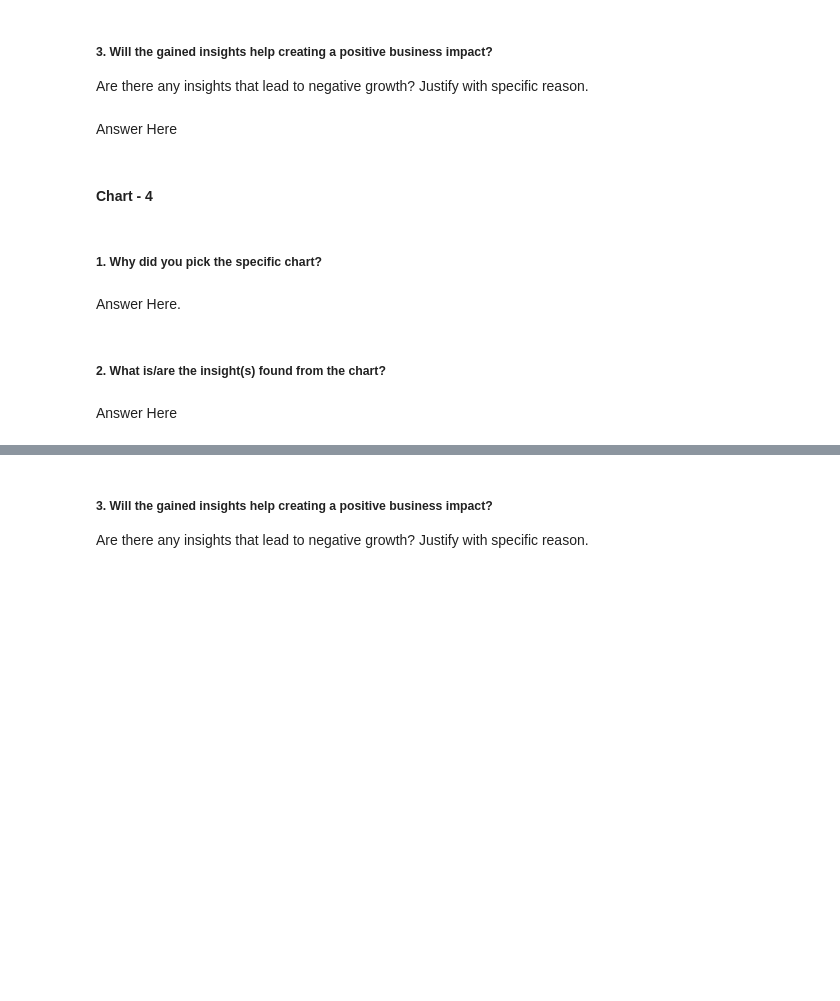
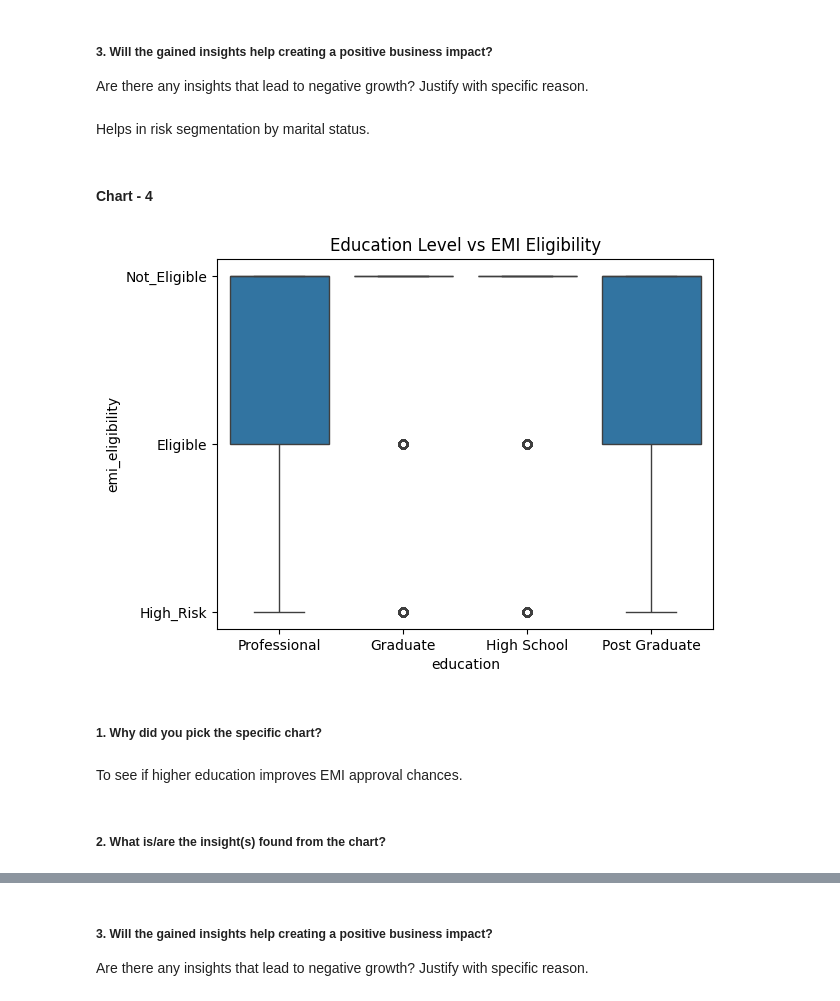
Before and after one commit to viraj-gavade/EMI-Predict-AI---Intelligent-Financial-Risk-Assessment-Platform, a Jupyter notebook: Sample_ML_Submission_Template.ipynb, the cells around one changed output, grey strips where cells are left out. Saved outputs shown, nothing was run; the diff lists cells and outputs as text; code cells hidden in the pictures; blank space fills up the shorter version.

```diff
--- a/Sample_ML_Submission_Template.ipynb
+++ b/Sample_ML_Submission_Template.ipynb
@@ -566,7 +588,7 @@ Answer Here
 # %% [markdown]
 ##### 3. Will the gained insights help creating a positive business impact?
 Are there any insights that lead to negative growth? Justify with specific reason.
-# %% [markdown]
-Answer Here
+# %% [markdown]
+Helps in risk segmentation by marital status.
 # %% [markdown]
 #### Chart - 4
@@ -575,8 +595,13 @@ Answer Here
+# %%
+# Chart - 4 visualization code
+sns.boxplot(x='education', y='emi_eligibility', data=df)
+plt.title("Education Level vs EMI Eligibility")
+plt.show()
+# %% [output]
+[figure, added]
 # %% [markdown]
 ##### 1. Why did you pick the specific chart?
-# %% [markdown]
-Answer Here.
+# %% [markdown]
+To see if higher education improves EMI approval chances.
 # %% [markdown]
 ##### 2. What is/are the insight(s) found from the chart?
-# %% [markdown]
-Answer Here
```
Also changed, not shown: parts of 137 cells of this notebook.
